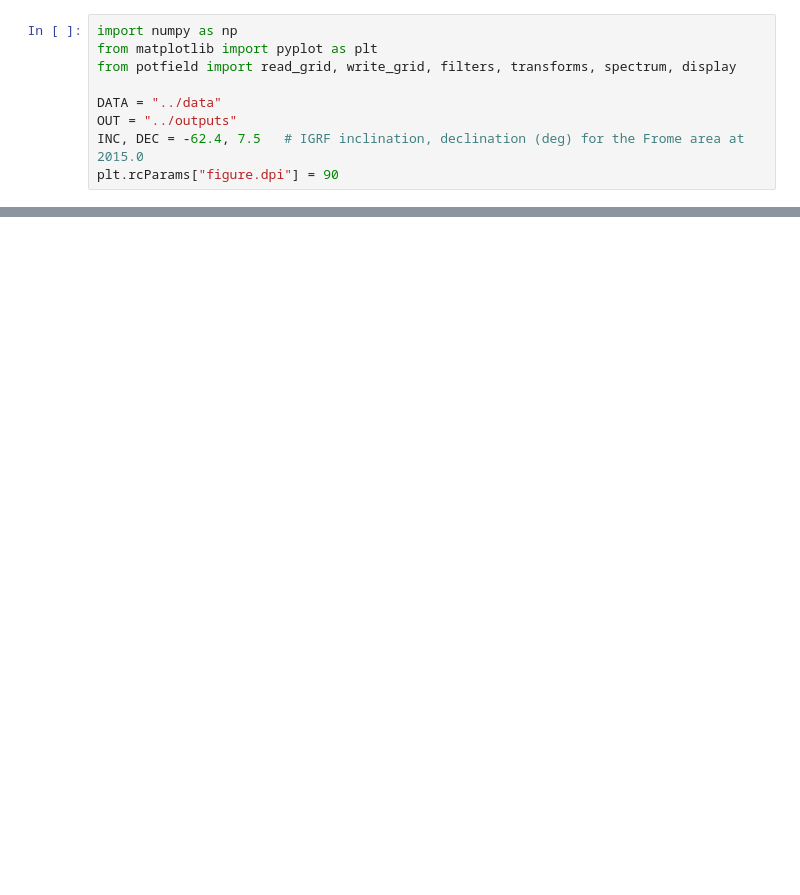
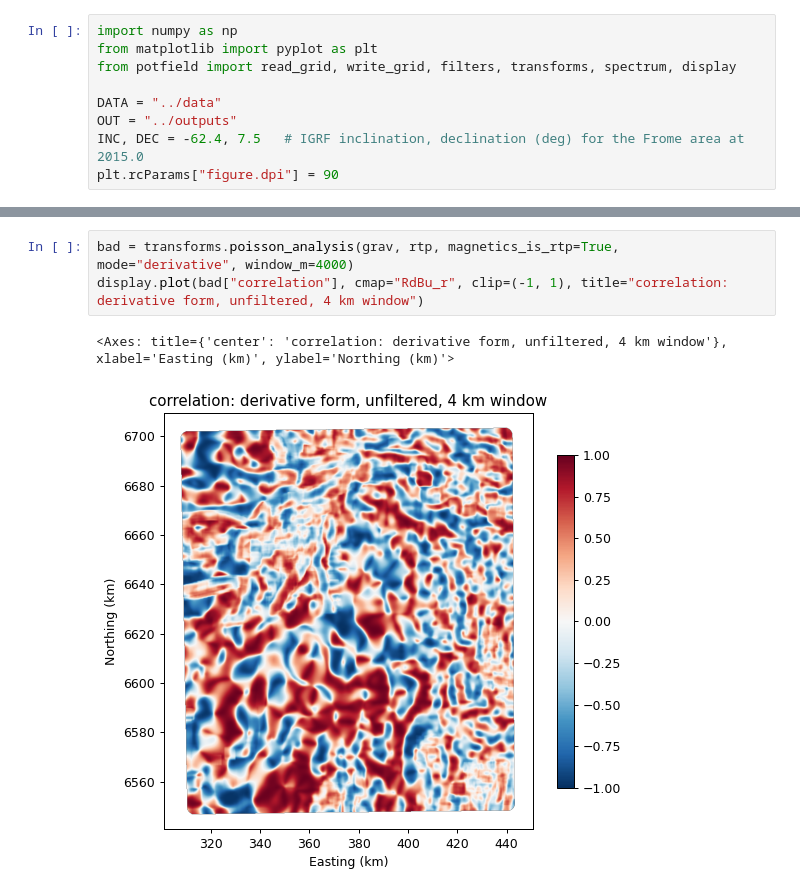
Before and after one commit to bvkay/potential-fields, a Jupyter notebook: notebooks/06_gravity_magnetics_poisson.ipynb, the cells around one changed output, grey strips where cells are left out. Saved outputs shown, nothing was run; the diff lists cells and outputs as text; blank space fills up the shorter version.

```diff
--- a/notebooks/06_gravity_magnetics_poisson.ipynb
+++ b/notebooks/06_gravity_magnetics_poisson.ipynb
@@ -54,0 +67,6 @@ fig, axes = display.compare([cba, gz, rtp_on_grav], ncols=3, cmap="RdBu_r", clip
+# %%
+bad = transforms.poisson_analysis(grav, rtp, magnetics_is_rtp=True, mode="derivative", window_m=4000)
+display.plot(bad["correlation"], cmap="RdBu_r", clip=(-1, 1), title="correlation: derivative form, unfiltered, 4 km window")
+# %% [output]
+<Axes: title={'center': 'correlation: derivative form, unfiltered, 4 km window'}, xlabel='Easting (km)', ylabel='Northing (km)'>
+[figure, added]
```
Also changed, not shown: parts of 16 cells of this notebook, 9 other files.
